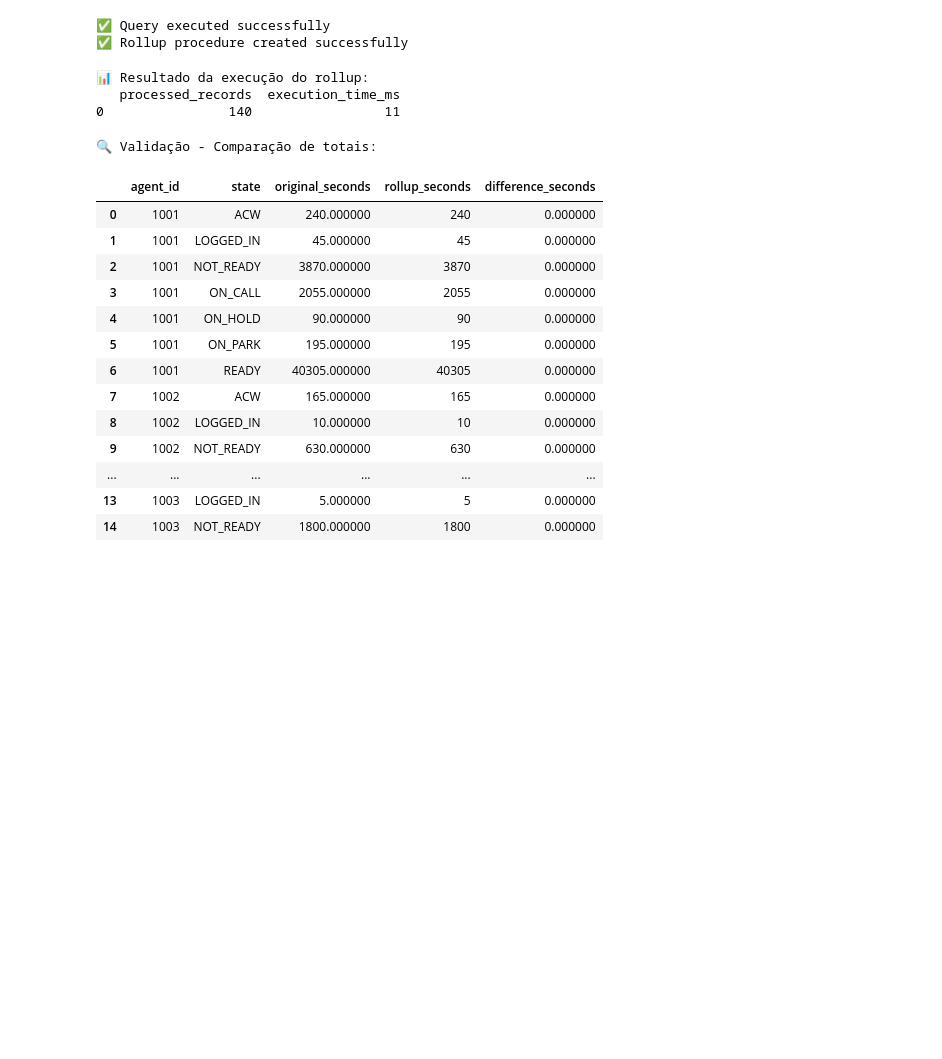
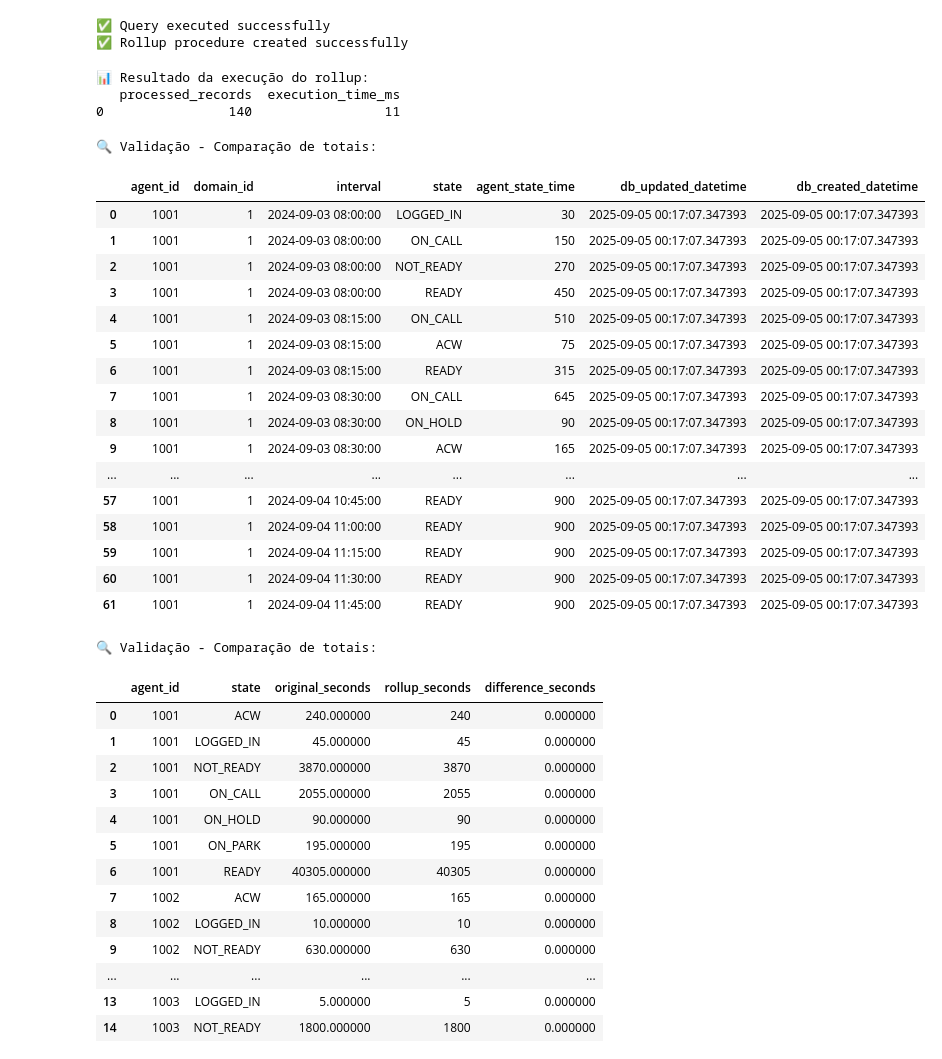
Before and after one commit to jcalvino/five9, a Jupyter notebook: Q1A.ipynb, the cells around one changed output. Cells and saved outputs as stored; diff of their text form; code cells hidden in the pictures; blank space fills up the shorter version.

```diff
--- a/Q1A.ipynb
+++ b/Q1A.ipynb
@@ -234,5 +357,39 @@ print(rollup_result_df)
 📊 Resultado da execução do rollup:
    processed_records  execution_time_ms
 0                140                 11
+# %%
+validation_query01 = """
+    -- WE HAVE FOR EACH AGENT_ID, ALL CONDITIONS BY SECONDS AND INTERVAL
+    SELECT
+        *
+    FROM agent_state_interval
+    where agent_id = '1001' -- Example agent_id filter
+    order by interval;
+"""
+
+validation_df = execute_query(validation_query01, fetch=True)
+print("🔍 Validação - Comparação de totais:")
+# Exibe todos os dados sem truncar colunas ou linhas
+with pd.option_context('display.max_rows', None, 'display.max_columns', None, 'display.width', None):
+    display(validation_df)
+# %% [output]
+🔍 Validação - Comparação de totais:
+|  | agent_id | domain_id | interval | state | agent_state_time | db_updated_datetime | db_created_datetime |
+| 0 | 1001 | 1 | 2024-09-03 08:00:00 | LOGGED_IN | 30 | 2025-09-05 00:17:07.347393 | 2025-09-05 00:17:07.347393 |
+| 1 | 1001 | 1 | 2024-09-03 08:00:00 | ON_CALL | 150 | 2025-09-05 00:17:07.347393 | 2025-09-05 00:17:07.347393 |
+| 2 | 1001 | 1 | 2024-09-03 08:00:00 | NOT_READY | 270 | 2025-09-05 00:17:07.347393 | 2025-09-05 00:17:07.347393 |
+| 3 | 1001 | 1 | 2024-09-03 08:00:00 | READY | 450 | 2025-09-05 00:17:07.347393 | 2025-09-05 00:17:07.347393 |
+| 4 | 1001 | 1 | 2024-09-03 08:15:00 | ON_CALL | 510 | 2025-09-05 00:17:07.347393 | 2025-09-05 00:17:07.347393 |
+| 5 | 1001 | 1 | 2024-09-03 08:15:00 | ACW | 75 | 2025-09-05 00:17:07.347393 | 2025-09-05 00:17:07.347393 |
+| 6 | 1001 | 1 | 2024-09-03 08:15:00 | READY | 315 | 2025-09-05 00:17:07.347393 | 2025-09-05 00:17:07.347393 |
+| 7 | 1001 | 1 | 2024-09-03 08:30:00 | ON_CALL | 645 | 2025-09-05 00:17:07.347393 | 2025-09-05 00:17:07.347393 |
+| 8 | 1001 | 1 | 2024-09-03 08:30:00 | ON_HOLD | 90 | 2025-09-05 00:17:07.347393 | 2025-09-05 00:17:07.347393 |
+| 9 | 1001 | 1 | 2024-09-03 08:30:00 | ACW | 165 | 2025-09-05 00:17:07.347393 | 2025-09-05 00:17:07.347393 |
+| ... | ... | ... | ... | ... | ... | ... | ... |
+| 57 | 1001 | 1 | 2024-09-04 10:45:00 | READY | 900 | 2025-09-05 00:17:07.347393 | 2025-09-05 00:17:07.347393 |
+| 58 | 1001 | 1 | 2024-09-04 11:00:00 | READY | 900 | 2025-09-05 00:17:07.347393 | 2025-09-05 00:17:07.347393 |
+| 59 | 1001 | 1 | 2024-09-04 11:15:00 | READY | 900 | 2025-09-05 00:17:07.347393 | 2025-09-05 00:17:07.347393 |
+| 60 | 1001 | 1 | 2024-09-04 11:30:00 | READY | 900 | 2025-09-05 00:17:07.347393 | 2025-09-05 00:17:07.347393 |
+| 61 | 1001 | 1 | 2024-09-04 11:45:00 | READY | 900 | 2025-09-05 00:17:07.347393 | 2025-09-05 00:17:07.347393 |
 # %%
 validation_query = """
```
Also changed, not shown: parts of 3 cells of this notebook, 3 other files.
